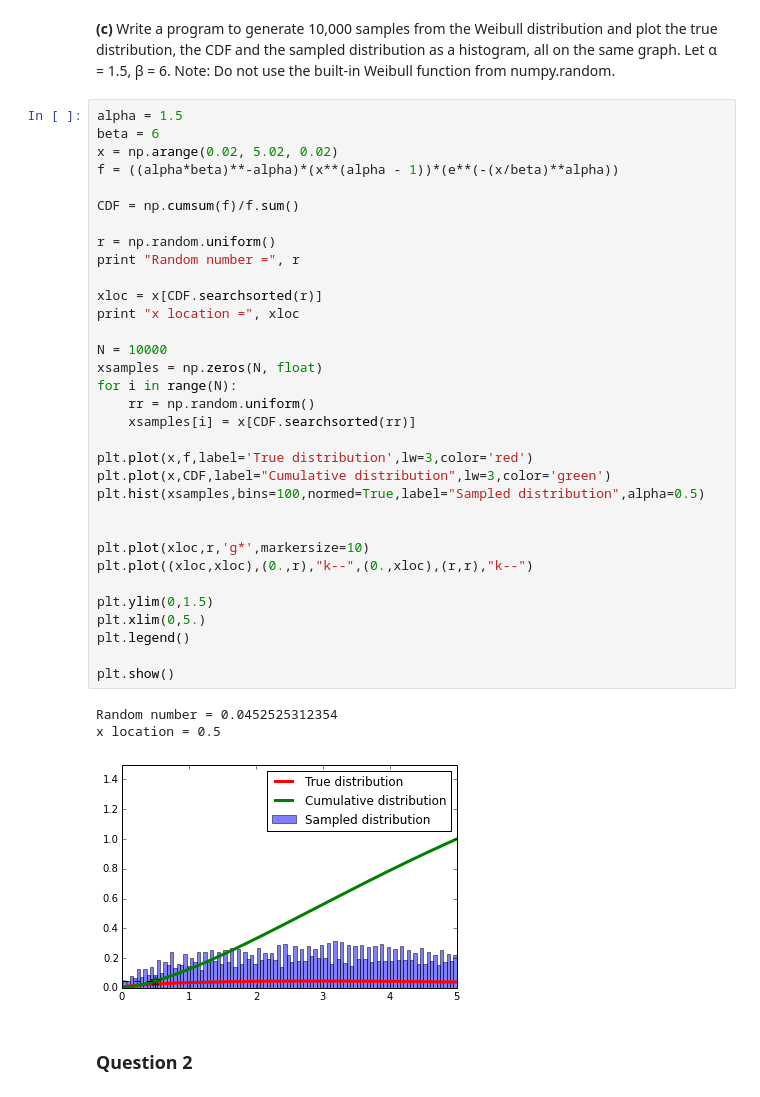
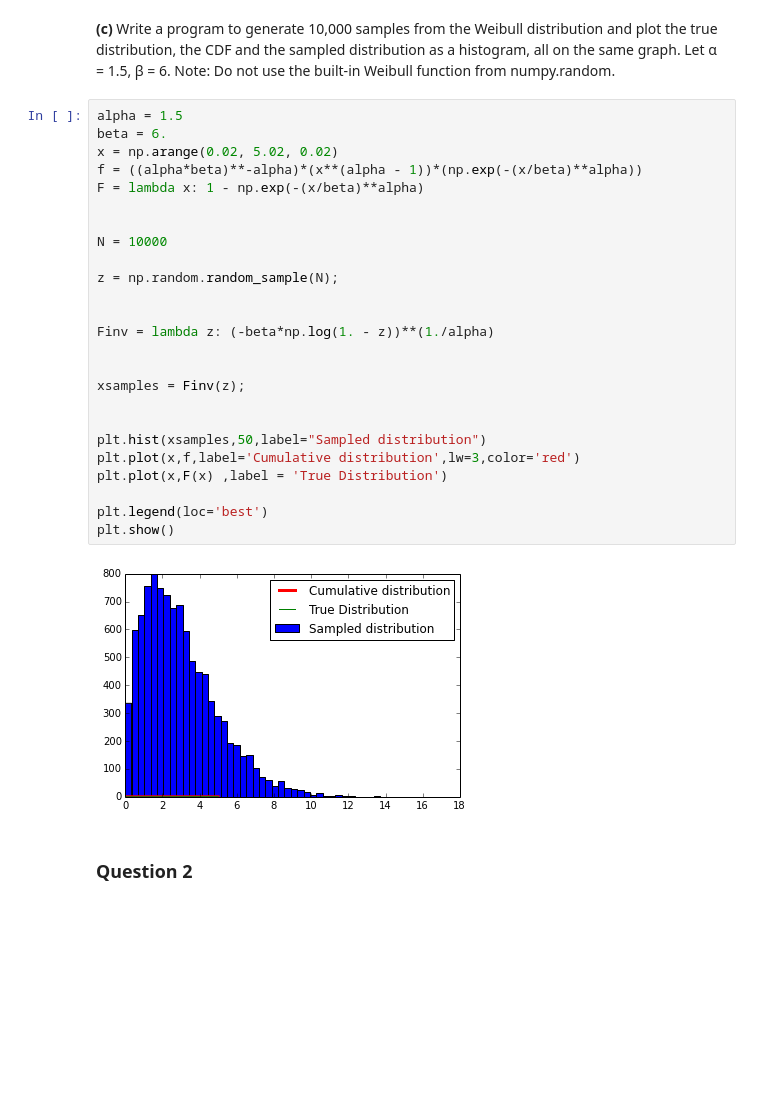
Before and after one commit to kmcombs/PHYS202-S14, a Jupyter notebook: SciPy/RandomandMCExercises.ipynb, the cells around one changed output. Drawn from its saved outputs; the diff is of its cells as text; blank space fills up the shorter version.

```diff
--- a/SciPy/RandomandMCExercises.ipynb
+++ b/SciPy/RandomandMCExercises.ipynb
@@ -26,43 +26,33 @@ Finv = lambda z: (np.log(1. - z)**(1./alpha))*-beta
 # %% [markdown]
 **(c)** Write a program to generate 10,000 samples from the Weibull distribution and plot the true distribution, the CDF and the sampled distribution as a histogram, all on the same graph. Let α = 1.5, β = 6.
 Note: Do not use the built-in Weibull function from numpy.random.
-# %%
-alpha = 1.5
-beta = 6
-x = np.arange(0.02, 5.02, 0.02)
-f = ((alpha*beta)**-alpha)*(x**(alpha - 1))*(e**(-(x/beta)**alpha))
-
-CDF = np.cumsum(f)/f.sum()
-
-r = np.random.uniform()
-print "Random number =", r
-
-xloc = x[CDF.searchsorted(r)]
-print "x location =", xloc
-
-N = 10000
-xsamples = np.zeros(N, float)
-for i in range(N):
-    rr = np.random.uniform()
-    xsamples[i] = x[CDF.searchsorted(rr)]
-
-plt.plot(x,f,label='True distribution',lw=3,color='red')
-plt.plot(x,CDF,label="Cumulative distribution",lw=3,color='green')
-plt.hist(xsamples,bins=100,normed=True,label="Sampled distribution",alpha=0.5)
-
-
-plt.plot(xloc,r,'g*',markersize=10)
-plt.plot((xloc,xloc),(0.,r),"k--",(0.,xloc),(r,r),"k--")
-
-plt.ylim(0,1.5)
-plt.xlim(0,5.)
-plt.legend()
-
-plt.show()
-# %% [output]
-Random number = 0.0452525312354
-x location = 0.5
-[figure, removed]
+# %%
+alpha = 1.5
+beta = 6.
+x = np.arange(0.02, 5.02, 0.02)
+f = ((alpha*beta)**-alpha)*(x**(alpha - 1))*(np.exp(-(x/beta)**alpha))
+F = lambda x: 1 - np.exp(-(x/beta)**alpha)
+
+
+N = 10000
+
+z = np.random.random_sample(N);
+
+
+Finv = lambda z: (-beta*np.log(1. - z))**(1./alpha)
+
+
+xsamples = Finv(z);
+
+
+plt.hist(xsamples,50,label="Sampled distribution")
+plt.plot(x,f,label='Cumulative distribution',lw=3,color='red')
+plt.plot(x,F(x) ,label = 'True Distribution')
+
+plt.legend(loc='best')
+plt.show()
+# %% [output]
+[figure, added]
 # %% [markdown]
 ### Question 2
 # %% [markdown]
```
Also changed, not shown: parts of 2 cells of this notebook.
